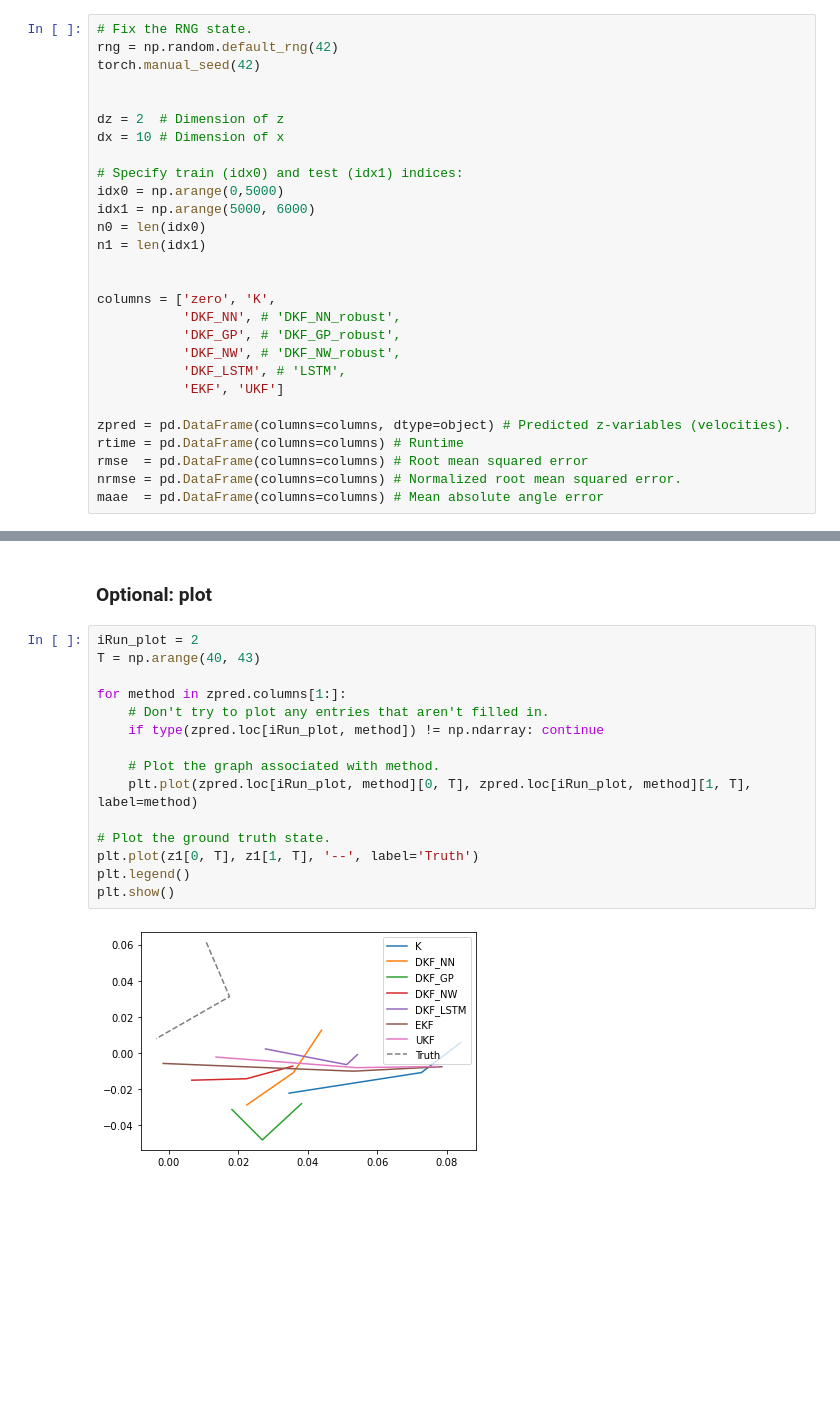
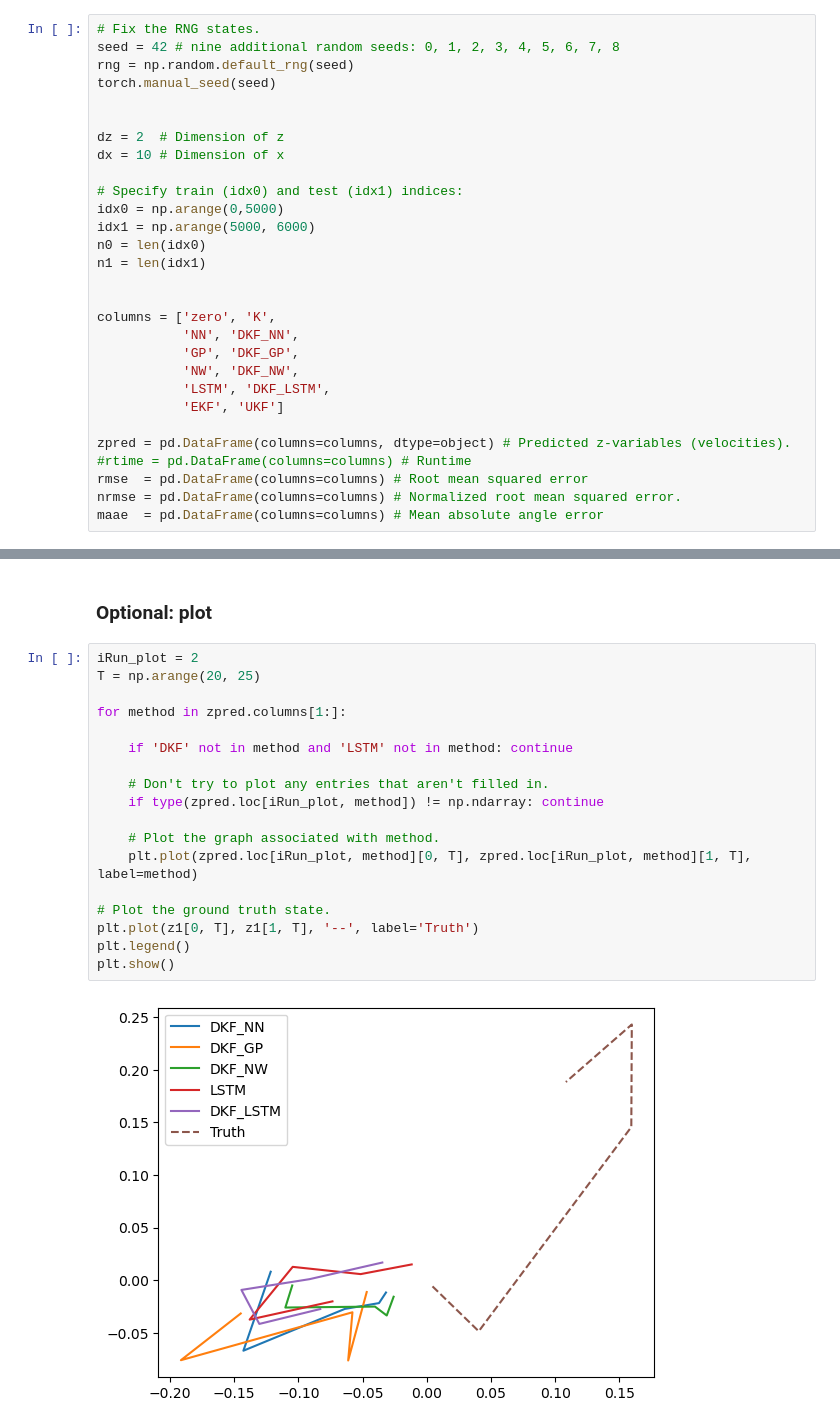
Before and after one commit to Josuelmet/Discriminative-Kalman-Filter-4.5-Python, a Jupyter notebook: Paper_Script_45.ipynb, the cells around one changed output, grey strips where cells are left out. Drawn from its saved outputs; the diff is of its cells as text; blank space fills up the shorter version.

```diff
--- a/Paper_Script_45.ipynb
+++ b/Paper_Script_45.ipynb
@@ -32,9 +32,10 @@ procd_spikes = np.load('flint-data-preprocessing/procd_spikes.npy', allow_pickle
 # %% [markdown]
 ### 2) Setup
 # %%
-# Fix the RNG state.
-rng = np.random.default_rng(42)
-torch.manual_seed(42)
+# Fix the RNG states.
+seed = 42 # nine additional random seeds: 0, 1, 2, 3, 4, 5, 6, 7, 8
+rng = np.random.default_rng(seed)
+torch.manual_seed(seed)
 
 
 dz = 2  # Dimension of z
@@ -48,14 +49,14 @@ n1 = len(idx1)
 
 
 columns = ['zero', 'K',
-           'DKF_NN', # 'DKF_NN_robust',
-           'DKF_GP', # 'DKF_GP_robust',
-           'DKF_NW', # 'DKF_NW_robust',
-           'DKF_LSTM', # 'LSTM',
+           'NN', 'DKF_NN',
+           'GP', 'DKF_GP',
+           'NW', 'DKF_NW',
+           'LSTM', 'DKF_LSTM',
            'EKF', 'UKF']
 
 zpred = pd.DataFrame(columns=columns, dtype=object) # Predicted z-variables (velocities).
-rtime = pd.DataFrame(columns=columns) # Runtime
+#rtime = pd.DataFrame(columns=columns) # Runtime
 rmse  = pd.DataFrame(columns=columns) # Root mean squared error
 nrmse = pd.DataFrame(columns=columns) # Normalized root mean squared error.
 maae  = pd.DataFrame(columns=columns) # Mean absolute angle error
@@ -575,18 +601,21 @@ Mean absolute angle error:
 ### Optional: plot
 # %%
 iRun_plot = 2
-T = np.arange(40, 43)
+T = np.arange(20, 25)
 
 for method in zpred.columns[1:]:
+
+    if 'DKF' not in method and 'LSTM' not in method: continue
+
     # Don't try to plot any entries that aren't filled in.
     if type(zpred.loc[iRun_plot, method]) != np.ndarray: continue
 
     # Plot the graph associated with method.
     plt.plot(zpred.loc[iRun_plot, method][0, T], zpred.loc[iRun_plot, method][1, T], label=method)
 
 # Plot the ground truth state.
 plt.plot(z1[0, T], z1[1, T], '--', label='Truth')
 plt.legend()
 plt.show()
 # %% [output]
-[figure, old version]
+[figure, new version]
```
Also changed, not shown: parts of 8 cells of this notebook, 3 other files.
